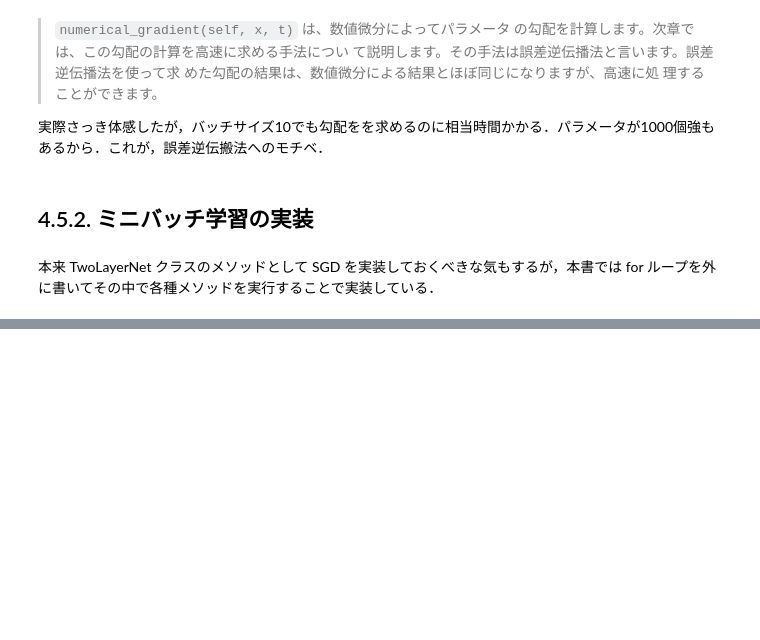
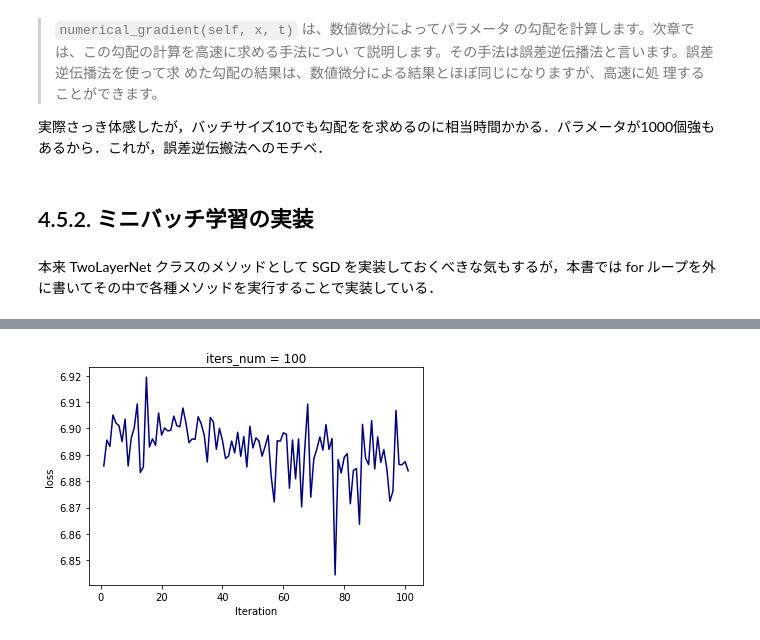
Before and after one commit to Rui-Ue/Deep-Learning-from-scratch, a Jupyter notebook: chapter_4/note_and_source.ipynb, the cells around one changed output, grey strips where cells are left out. Saved outputs shown, nothing was run; the diff lists cells and outputs as text; code cells hidden in the pictures; blank space fills up the shorter version.

```diff
--- a/chapter_4/note_and_source.ipynb
+++ b/chapter_4/note_and_source.ipynb
@@ -1059,0 +1218,13 @@ plt.show()
+# %%
+# SGD での loss の推移を描画
+
+plt.plot(range(1, iters_num+1), train_loss_list, '-', color="navy")
+
+plt.xlabel("Iteration")
+plt.ylabel("loss")
+plt.title("iters_num = 100")  # 1,2 時間以上はかかってた気がする．
+plt.show()
+
+# 繰り返し回数とバッチサイズが足りてなさそう．
+# %% [output]
+[figure, added]
```
Also changed, not shown: parts of 15 cells of this notebook, 2 other files.
